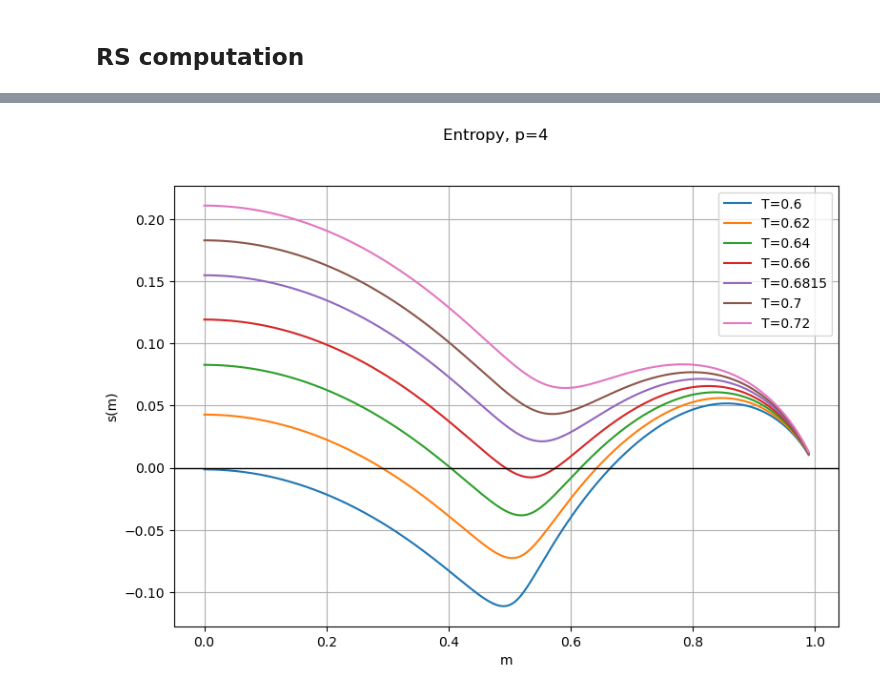
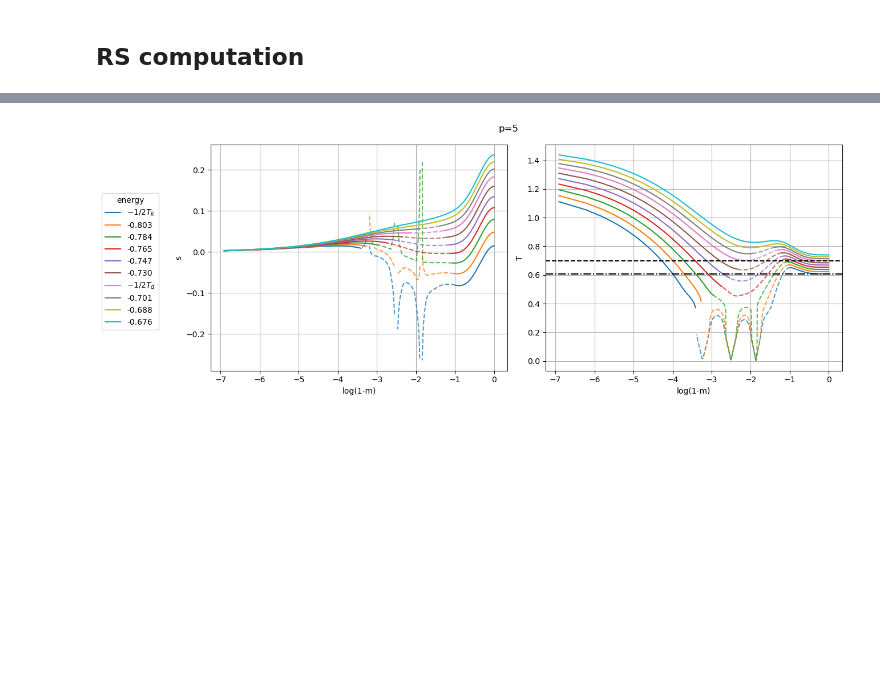
Before and after one commit to mvilucchio/fixed-energy-slice, a Jupyter notebook: RSpspin_Ising.ipynb, the cells around one changed output, grey strips where cells are left out. Cells and saved outputs as stored; diff of their text form; code cells hidden in the pictures; blank space fills up the shorter version.

```diff
--- a/RSpspin_Ising.ipynb
+++ b/RSpspin_Ising.ipynb
@@ -175,12 +161,40 @@ ax.set_ylim(-0.02, 0.02)
-# %%
-fig, ax = plt.subplots(1, 1, figsize=(9, 6))
-fig.suptitle(f'Entropy, p={p}')
-for jdx, T in enumerate(Temps):
-    ax.plot(ms, entropys[jdx,:], '-', label=f'T={T}')
-ax.set_xlabel('m')
-ax.set_ylabel('s(m)')
-ax.axhline(0, color='black', lw=1)
-ax.legend()
-ax.grid()
-# %% [output]
-[figure, removed]
+# %%
+# plot s vs log(1-m)
+fig, ax = plt.subplots(1, 2, figsize=(12, 5))
+fig.suptitle(f"p={p}")
+
+for jdx, e in enumerate(es):
+    legend_name = legend_name_Tk_Td(e, T_kauz, T_dyn)
+
+    color = f"C{jdx:d}"
+    stable_idxs = data["dAT"][jdx, :] > 0
+
+    plot_dashed_instable(ax[0], np.log(1-ms), data["s"][jdx], stable_idxs, color, legend_name)
+    plot_dashed_instable(ax[1], np.log(1-ms), data["T"][jdx], stable_idxs, color, legend_name)
+    #ax[0].plot(np.log(1-ms), data["s"][jdx], label=legend_name)
+    #ax[1].plot(np.log(1-ms), data["T"][jdx], label=legend_name)
+
+ax[0].set_ylabel("s")
+ax[0].set_xlabel("log(1-m)")
+ax[0].grid(True)
+
+ax[1].set_ylabel("T")
+ax[1].set_xlabel("log(1-m)")
+ax[1].grid(True)
+handles, labels = [], []
+for handle, label in zip(*ax[1].get_legend_handles_labels()):
+    if (handle, label) not in zip(handles, labels):
+        handles.append(handle)
+        labels.append(label)
+position_T = list(data_filtered.keys()).index("T")
+ax[1].axhline(y=T_kauz, color="k", linestyle="-.", label=r"$T_k$")
+ax[1].axhline(y=T_dyn, color="k", linestyle="--", label=r"$T_d$")
+
+lgd = fig.legend(handles, labels, loc="center left", bbox_to_anchor=(-0.1, 0.5), title="energy")
+
+plt.tight_layout(rect=[0.1, 0, 1, 1])
+
+plt.tight_layout()
+plt.savefig(f'./imgs/FPpspin_log1mm_p{p}.png', bbox_extra_artists=(lgd,), bbox_inches='tight', dpi=360)
+# %% [output]
+[figure, added]
```
Also changed, not shown: parts of 7 cells of this notebook, 1 other file.
